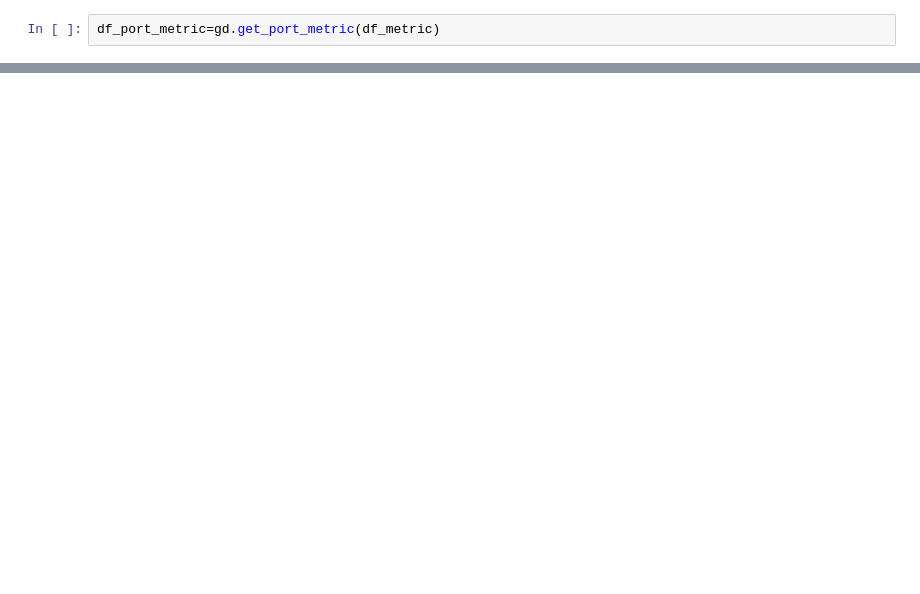
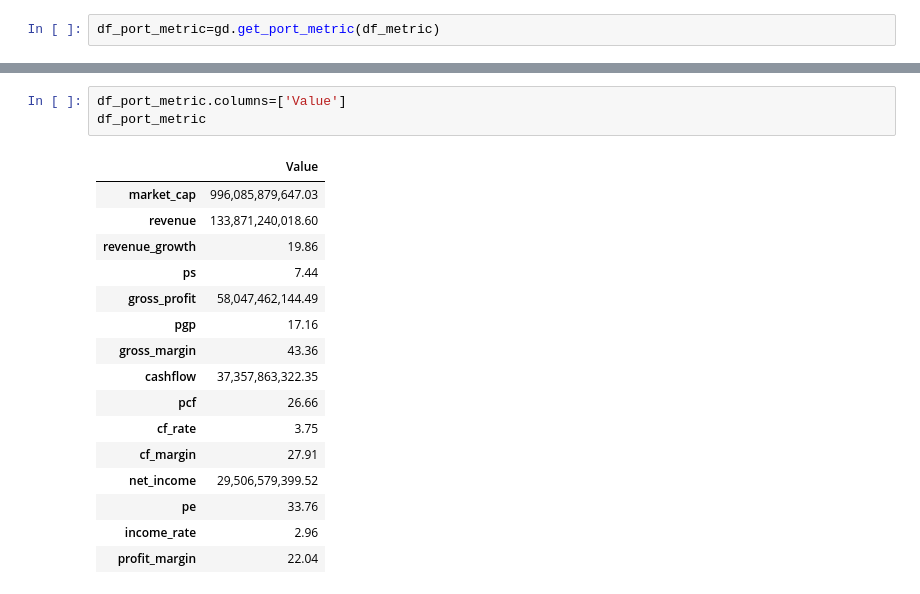
Before and after one commit to koalainfotech/skydog, a Jupyter notebook: notebooks/QQQ Analysis.ipynb, the cells around one changed output, grey strips where cells are left out. Cells and saved outputs as stored; diff of their text form; blank space fills up the shorter version.

```diff
--- a/notebooks/QQQ Analysis.ipynb
+++ b/notebooks/QQQ Analysis.ipynb
@@ -100,0 +89,20 @@ df_port_metric
+# %%
+df_port_metric.columns=['Value']
+df_port_metric
+# %% [output]
+|  | Value |
+| market_cap | 996,085,879,647.03 |
+| revenue | 133,871,240,018.60 |
+| revenue_growth | 19.86 |
+| ps | 7.44 |
+| gross_profit | 58,047,462,144.49 |
+| pgp | 17.16 |
+| gross_margin | 43.36 |
+| cashflow | 37,357,863,322.35 |
+| pcf | 26.66 |
+| cf_rate | 3.75 |
+| cf_margin | 27.91 |
+| net_income | 29,506,579,399.52 |
+| pe | 33.76 |
+| income_rate | 2.96 |
+| profit_margin | 22.04 |
```
Also changed, not shown: parts of 18 cells of this notebook, 10 other files.
